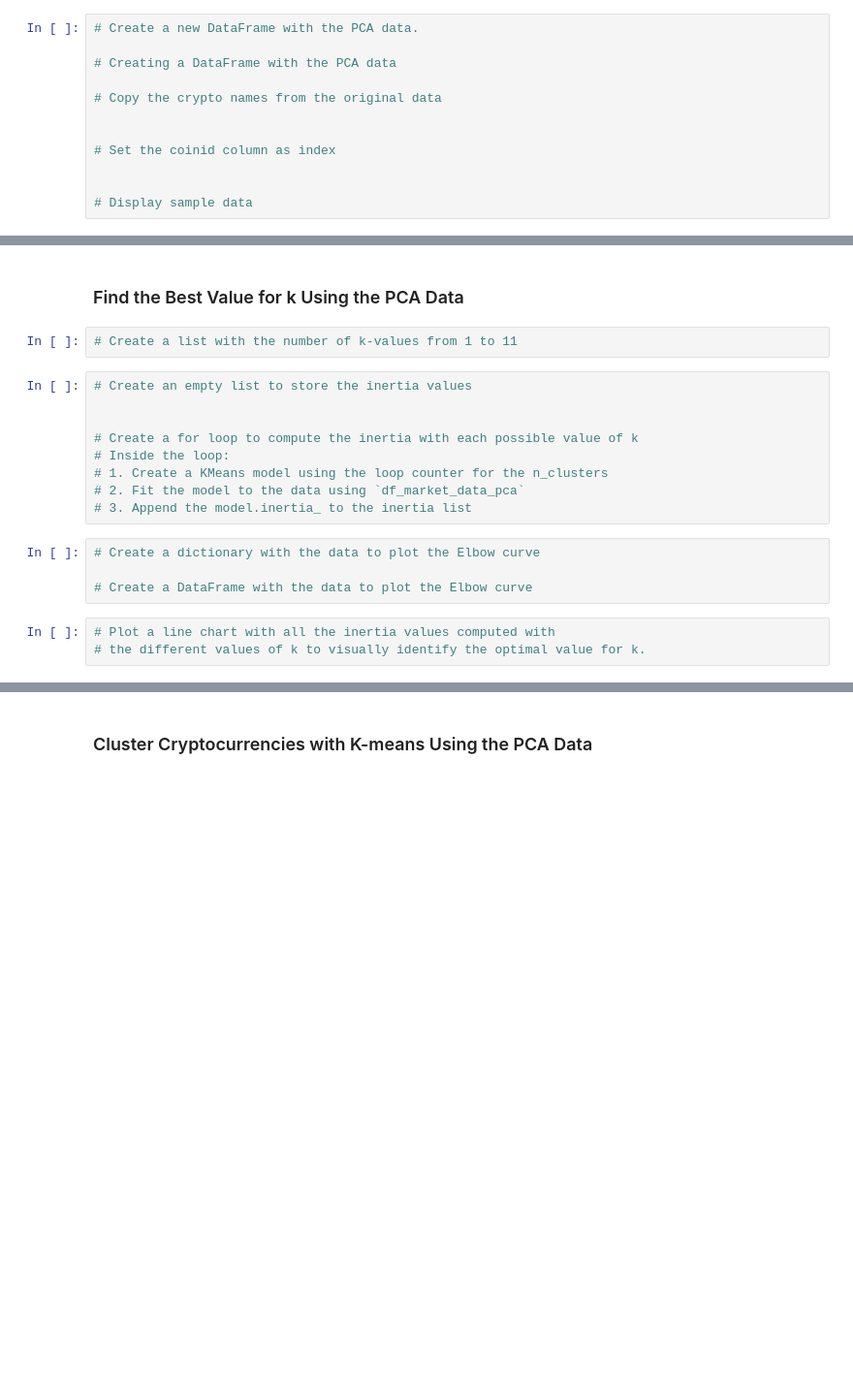
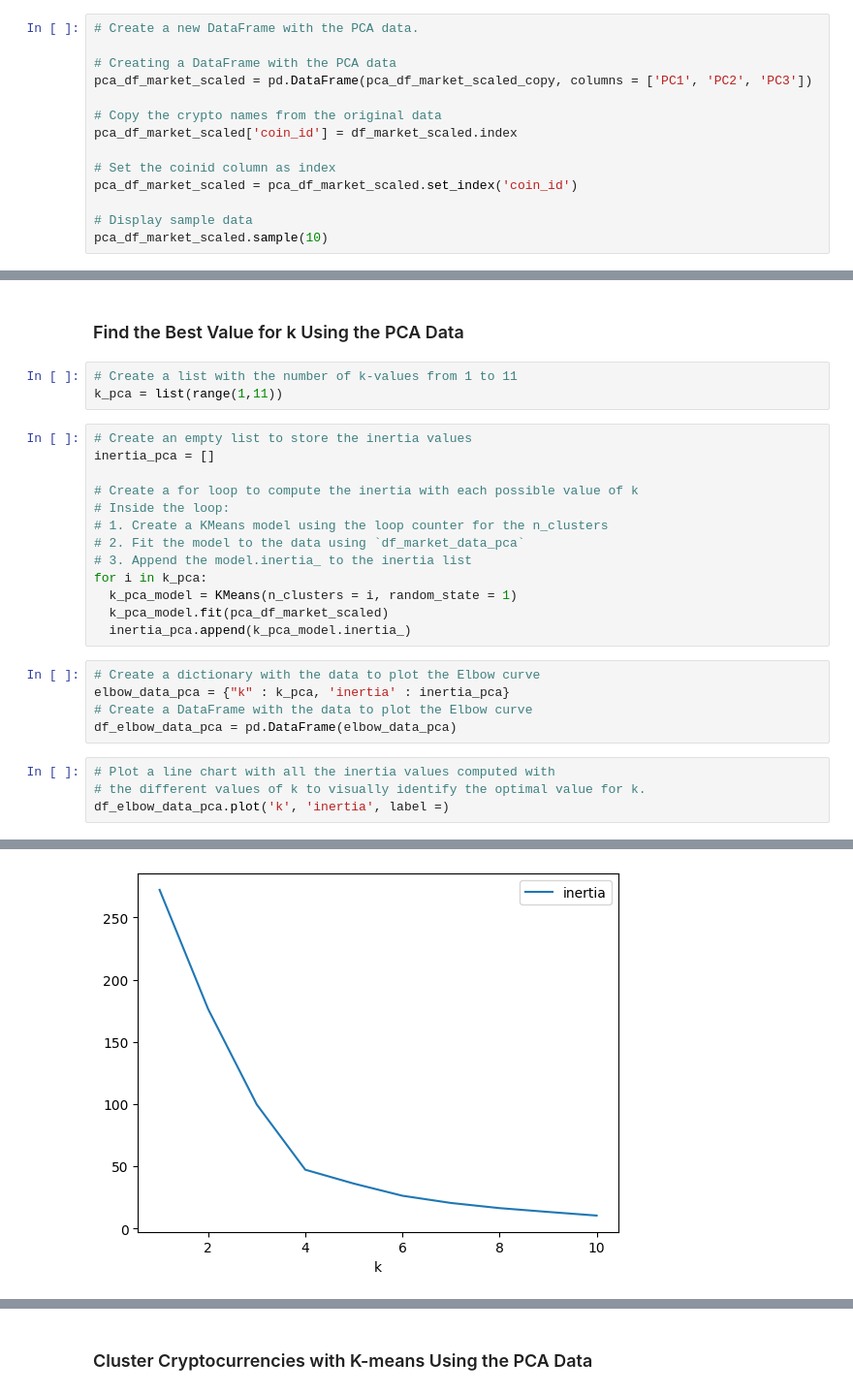
Before and after one commit to toejo/belly-button-challenge, a Jupyter notebook: Crypto_Clustering.ipynb, the cells around one changed output, grey strips where cells are left out. Shown: that part at 97% size. Drawn from its saved outputs; the diff is of its cells as text; blank space fills up the shorter version.

```diff
--- a/Crypto_Clustering.ipynb
+++ b/Crypto_Clustering.ipynb
@@ -215,11 +227,13 @@ plt.show()
 # Create a new DataFrame with the PCA data.
 
 # Creating a DataFrame with the PCA data
+pca_df_market_scaled = pd.DataFrame(pca_df_market_scaled_copy, columns = ['PC1', 'PC2', 'PC3'])
 
 # Copy the crypto names from the original data
-
+pca_df_market_scaled['coin_id'] = df_market_scaled.index
 
 # Set the coinid column as index
-
+pca_df_market_scaled = pca_df_market_scaled.set_index('coin_id')
 
 # Display sample data
+pca_df_market_scaled.sample(10)
@@ -229,19 +256,27 @@ plt.show()
 ### Find the Best Value for k Using the PCA Data
 # %%
 # Create a list with the number of k-values from 1 to 11
+k_pca = list(range(1,11))
 # %%
 # Create an empty list to store the inertia values
-
+inertia_pca = []
 
 # Create a for loop to compute the inertia with each possible value of k
 # Inside the loop:
 # 1. Create a KMeans model using the loop counter for the n_clusters
 # 2. Fit the model to the data using `df_market_data_pca`
 # 3. Append the model.inertia_ to the inertia list
+for i in k_pca:
+  k_pca_model = KMeans(n_clusters = i, random_state = 1)
+  k_pca_model.fit(pca_df_market_scaled)
+  inertia_pca.append(k_pca_model.inertia_)
 # %%
 # Create a dictionary with the data to plot the Elbow curve
-
+elbow_data_pca = {"k" : k_pca, 'inertia' : inertia_pca}
 # Create a DataFrame with the data to plot the Elbow curve
+df_elbow_data_pca = pd.DataFrame(elbow_data_pca)
 # %%
 # Plot a line chart with all the inertia values computed with
 # the different values of k to visually identify the optimal value for k.
+df_elbow_data_pca.plot('k', 'inertia', label =)
+# %% [output]
@@ -248,3 +284,4 @@ plt.show()
+[figure, added]
 # %% [markdown]
 #### Answer the following questions:
 
```
Also changed, not shown: parts of 20 cells of this notebook.
